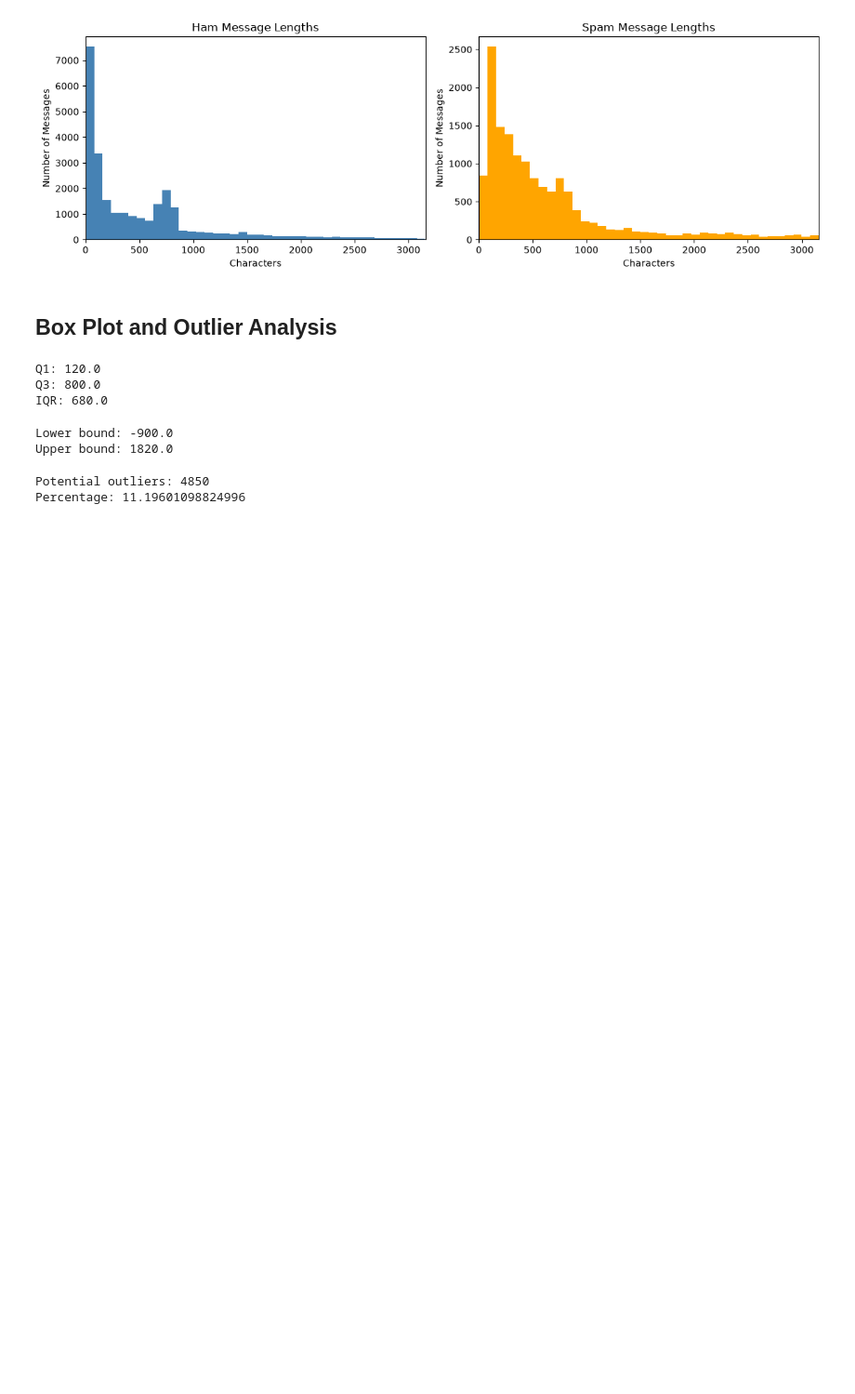
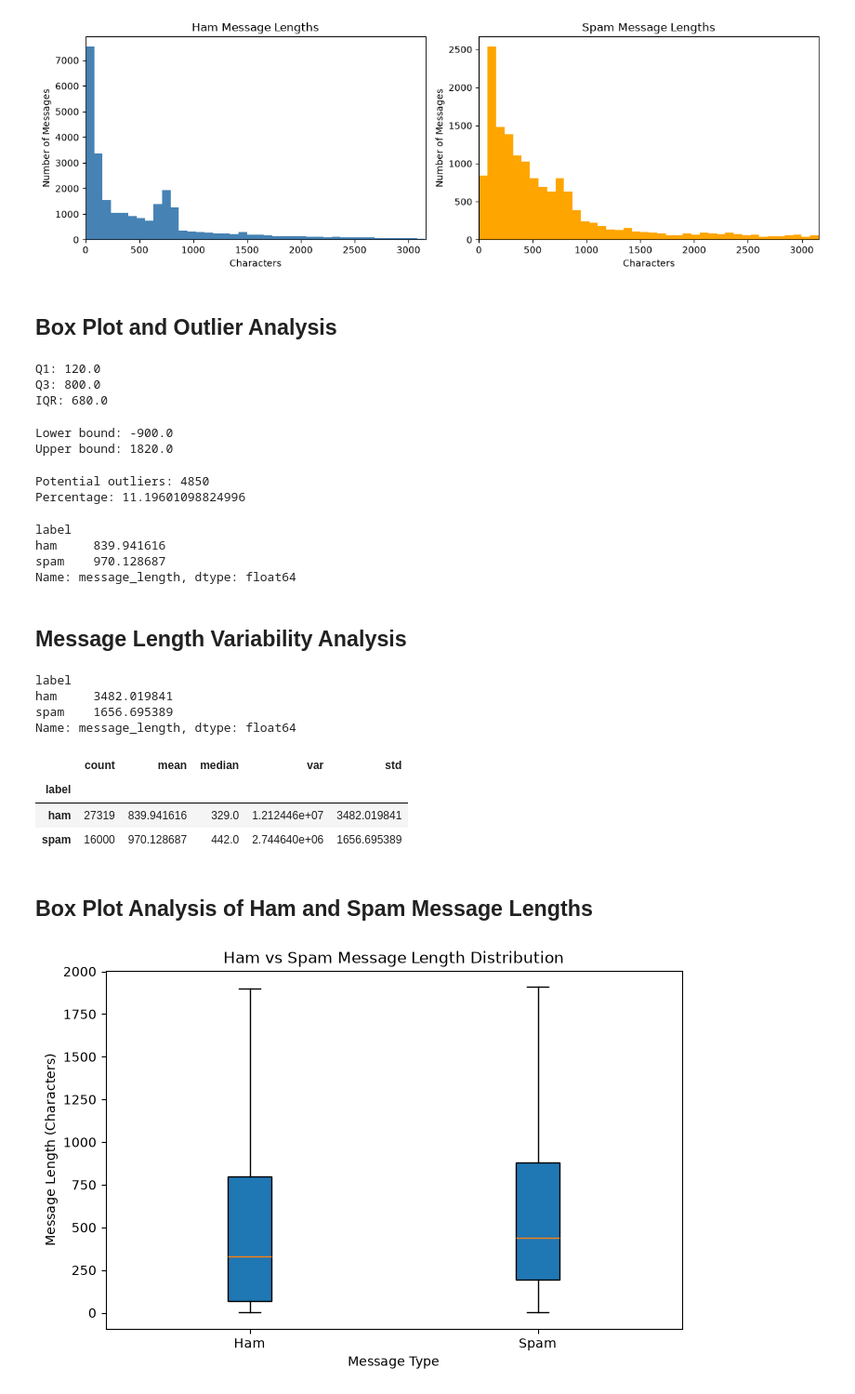
Before and after one commit to Ridwan805/spam-message-detection-ml, a Jupyter notebook: notebooks/spam_detection.ipynb, the cells around one changed output. Shown at 93% size. Saved outputs shown, nothing was run; the diff lists cells and outputs as text; code cells hidden in the pictures; blank space fills up the shorter version.

Commit message:
Add message length variability analysis and box plots

```diff
--- a/notebooks/spam_detection.ipynb
+++ b/notebooks/spam_detection.ipynb
@@ -469,3 +469,57 @@ print("Percentage:", len(outliers) / len(train_clean) * 100)
 # %% [output]
 Potential outliers: 4850
 Percentage: 11.19601098824996
+# %%
+train_clean.groupby("label")["message_length"].mean()
+# %% [output]
+label
+ham     839.941616
+spam    970.128687
+Name: message_length, dtype: float64
+# %% [markdown]
+## Message Length Variability Analysis
+# %%
+train_clean.groupby("label")["message_length"].std()
+# %% [output]
+label
+ham     3482.019841
+spam    1656.695389
+Name: message_length, dtype: float64
+# %%
+train_clean.groupby("label")["message_length"].agg(
+    ["count", "mean", "median", "var", "std"]
+)
+# %% [output]
+|  | count | mean | median | var | std |
+| label |  |  |  |  |  |
+| ham | 27319 | 839.941616 | 329.0 | 1.212446e+07 | 3482.019841 |
+| spam | 16000 | 970.128687 | 442.0 | 2.744640e+06 | 1656.695389 |
+# %% [markdown]
+## Box Plot Analysis of Ham and Spam Message Lengths
+# %%
+import matplotlib.pyplot as plt
+
+ham_lengths = train_clean[
+    train_clean["label"] == "ham"
+]["message_length"]
+
+spam_lengths = train_clean[
+    train_clean["label"] == "spam"
+]["message_length"]
+
+plt.figure(figsize=(8, 5))
+
+plt.boxplot(
+    [ham_lengths, spam_lengths],
+    tick_labels=["Ham", "Spam"],
+    showfliers=False,
+    patch_artist=True
+)
+
+plt.xlabel("Message Type")
+plt.ylabel("Message Length (Characters)")
+plt.title("Ham vs Spam Message Length Distribution")
+
+plt.show()
+# %% [output]
+[figure, added]
```
